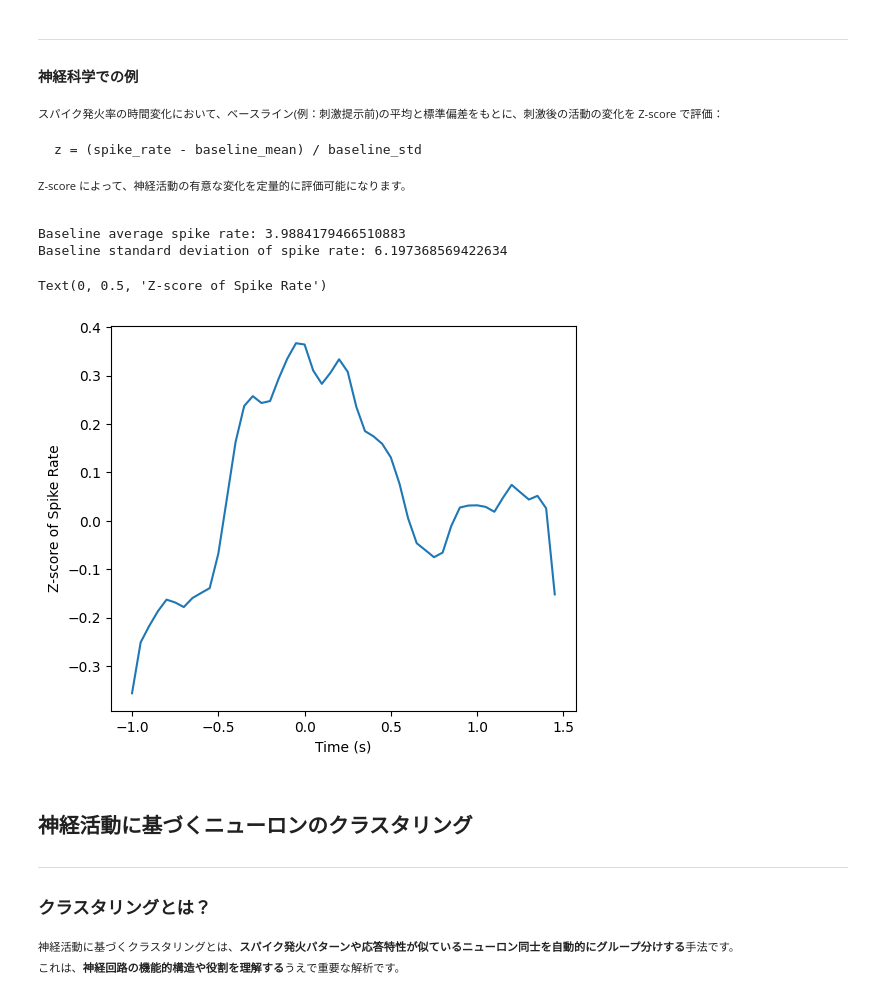
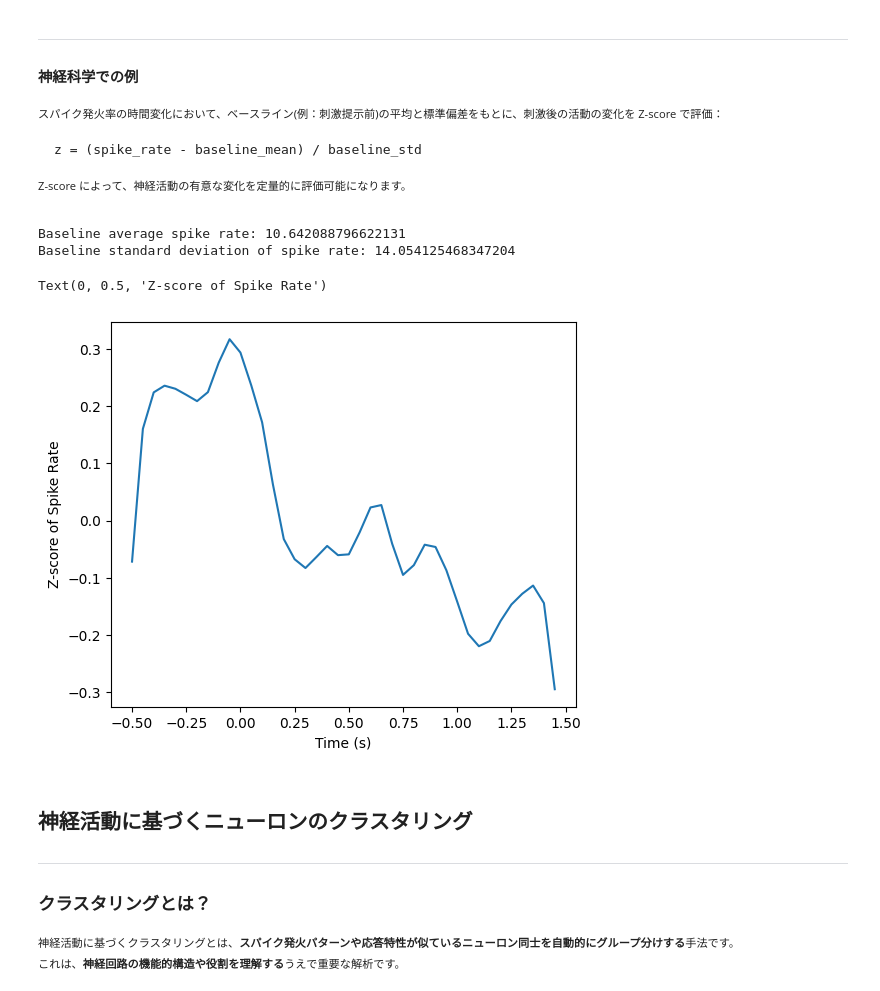
Before and after one commit to NeuralDynamics-Tamagawa/tamagawa-neuro-training-shysgmt, a Jupyter notebook: notebook/spike_analysis.ipynb, the cells around one changed output. Cells and saved outputs as stored; diff of their text form; code cells hidden in the pictures.

```diff
--- a/notebook/spike_analysis.ipynb
+++ b/notebook/spike_analysis.ipynb
@@ -179,6 +225,6 @@ def compute_behv_time(trials, event, procTeensy_to_imec):
 # %%
 # Generate a session object
-session_dir = r"E:\tamagawa-neuro-training-2026\RSS060_260817_164455"
+session_dir = r"D:\data\RSS060_260817_164455"
 session = dataset.Session(session_dir)
 # %%
 # Extract dataset of target probe
@@ -233,3 +278,13 @@ sorting = session.sorting_analyzer.sorting
+# %%
+# Extract sorting data
+sorting = session.sorting_analyzer.sorting
+
+# Select units labeled as "good" by Kilosort
+ks_label = sorting.get_property('KSLabel')
+good_unit_ids = sorting.unit_ids[ks_label == 'good']
+
+# Create a sorting object containing only good units
+sorting = sorting.select_units(good_unit_ids)
 # %%
 unit_ids = sorting.get_unit_ids()
 procTeensy_to_imec = session.procTeensy_to_imec
@@ -473,33 +561,40 @@ Z-score によって、神経活動の有意な変化を定量的に評価可能
 </div>
 # %%
 # Compute z-score of spike rate
-df = PETH_ready['df']
+unit_id = unit_ids[2]
+spike_time = sorting.get_unit_spike_train(unit_id=unit_id)/sampling_rate
+
+bin_size = 0.05
+sigma_sec = 0.05
+PETH = compute_peth_dict(spike_time, behv_time['stim'], bin_size=bin_size, time_window=[-0.5, 1.5], sigma_sec=sigma_sec)
+df = PETH['df']
+
 avg = df.loc[(df['time']>=0) & (df['time']<1), 'spike_rate'].mean()
 std = df.loc[(df['time']>=0) & (df['time']<1), 'spike_rate'].std()
 base_line = {
     'avg': avg,
     'std': std
 }
 print('Baseline average spike rate:', avg)
 print('Baseline standard deviation of spike rate:', std)
 
-fr = PETH_choice['fr']
+fr = PETH['fr']
 bins = fr['bins']
 spks = fr['spike_rate']
 z_score = (spks - base_line['avg']) / base_line['std']
 
 plt.figure(figsize=(6, 5))
 sns.lineplot(
     x=bins[0:-1],
     y=z_score.mean(axis=0),
 )
 plt.xlabel('Time (s)')
 plt.ylabel('Z-score of Spike Rate')
 # %% [output]
-Baseline average spike rate: 3.9884179466510883
-Baseline standard deviation of spike rate: 6.197368569422634
+Baseline average spike rate: 10.642088796622131
+Baseline standard deviation of spike rate: 14.054125468347204
 Text(0, 0.5, 'Z-score of Spike Rate')
-[figure, old version]
+[figure, new version]
 # %% [markdown]
 <div style="font-size:80%">
 
```
Also changed, not shown: parts of 25 cells of this notebook.
